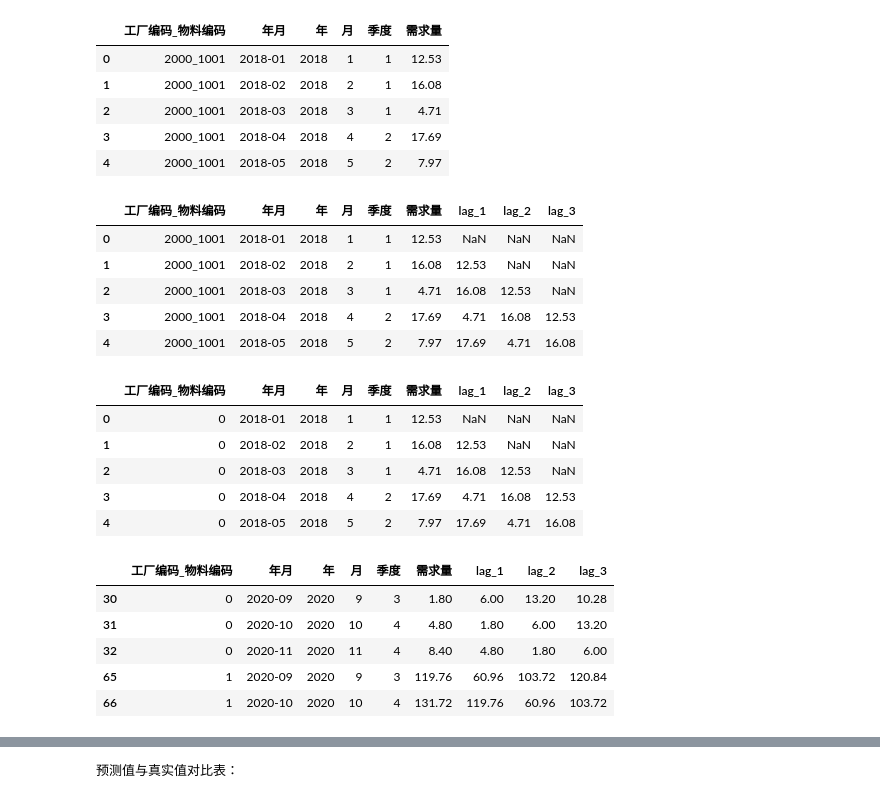
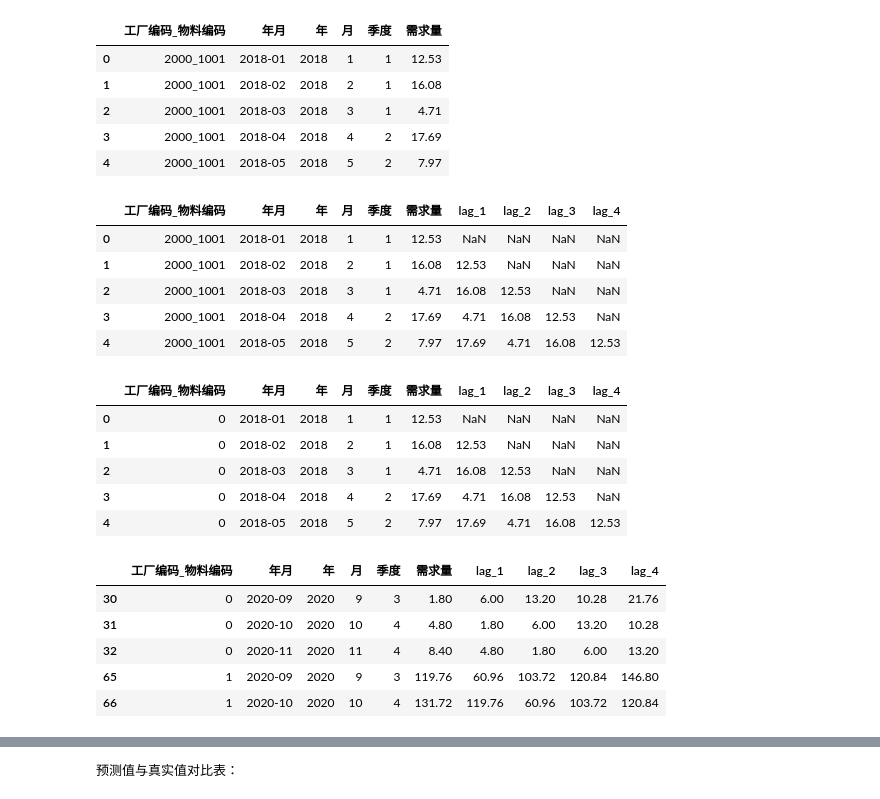
Before and after one commit to djwxfdt/mse-material-predict, a Jupyter notebook: lightbgm.ipynb, the cells around one changed output, grey strips where cells are left out. Saved outputs shown, nothing was run; the diff lists cells and outputs as text; code cells hidden in the pictures.

```diff
--- a/lightbgm.ipynb
+++ b/lightbgm.ipynb
@@ -63,28 +63,28 @@ df_final.head()
 | 4 | 2000_1001 | 2018-05 | 2018 | 5 | 2 | 7.97 |
 # %%
 # 滞后特征（过去3个月需求量）
-for lag in [1, 2, 3]:
+for lag in [1, 2, 3, 4]:
     df_final[f'lag_{lag}'] = df_final.groupby(['工厂编码_物料编码'])['需求量'].shift(lag)
 df_final.head()
 # %% [output]
-|  | 工厂编码_物料编码 | 年月 | 年 | 月 | 季度 | 需求量 | lag_1 | lag_2 | lag_3 |
-| 0 | 2000_1001 | 2018-01 | 2018 | 1 | 1 | 12.53 | NaN | NaN | NaN |
-| 1 | 2000_1001 | 2018-02 | 2018 | 2 | 1 | 16.08 | 12.53 | NaN | NaN |
-| 2 | 2000_1001 | 2018-03 | 2018 | 3 | 1 | 4.71 | 16.08 | 12.53 | NaN |
-| 3 | 2000_1001 | 2018-04 | 2018 | 4 | 2 | 17.69 | 4.71 | 16.08 | 12.53 |
-| 4 | 2000_1001 | 2018-05 | 2018 | 5 | 2 | 7.97 | 17.69 | 4.71 | 16.08 |
+|  | 工厂编码_物料编码 | 年月 | 年 | 月 | 季度 | 需求量 | lag_1 | lag_2 | lag_3 | lag_4 |
+| 0 | 2000_1001 | 2018-01 | 2018 | 1 | 1 | 12.53 | NaN | NaN | NaN | NaN |
+| 1 | 2000_1001 | 2018-02 | 2018 | 2 | 1 | 16.08 | 12.53 | NaN | NaN | NaN |
+| 2 | 2000_1001 | 2018-03 | 2018 | 3 | 1 | 4.71 | 16.08 | 12.53 | NaN | NaN |
+| 3 | 2000_1001 | 2018-04 | 2018 | 4 | 2 | 17.69 | 4.71 | 16.08 | 12.53 | NaN |
+| 4 | 2000_1001 | 2018-05 | 2018 | 5 | 2 | 7.97 | 17.69 | 4.71 | 16.08 | 12.53 |
 # %%
 from sklearn.preprocessing import LabelEncoder
 le = LabelEncoder()
 df_final['工厂编码_物料编码'] = le.fit_transform(df_final['工厂编码_物料编码'])
 df_final.head()
 # %% [output]
-|  | 工厂编码_物料编码 | 年月 | 年 | 月 | 季度 | 需求量 | lag_1 | lag_2 | lag_3 |
-| 0 | 0 | 2018-01 | 2018 | 1 | 1 | 12.53 | NaN | NaN | NaN |
-| 1 | 0 | 2018-02 | 2018 | 2 | 1 | 16.08 | 12.53 | NaN | NaN |
-| 2 | 0 | 2018-03 | 2018 | 3 | 1 | 4.71 | 16.08 | 12.53 | NaN |
-| 3 | 0 | 2018-04 | 2018 | 4 | 2 | 17.69 | 4.71 | 16.08 | 12.53 |
-| 4 | 0 | 2018-05 | 2018 | 5 | 2 | 7.97 | 17.69 | 4.71 | 16.08 |
+|  | 工厂编码_物料编码 | 年月 | 年 | 月 | 季度 | 需求量 | lag_1 | lag_2 | lag_3 | lag_4 |
+| 0 | 0 | 2018-01 | 2018 | 1 | 1 | 12.53 | NaN | NaN | NaN | NaN |
+| 1 | 0 | 2018-02 | 2018 | 2 | 1 | 16.08 | 12.53 | NaN | NaN | NaN |
+| 2 | 0 | 2018-03 | 2018 | 3 | 1 | 4.71 | 16.08 | 12.53 | NaN | NaN |
+| 3 | 0 | 2018-04 | 2018 | 4 | 2 | 17.69 | 4.71 | 16.08 | 12.53 | NaN |
+| 4 | 0 | 2018-05 | 2018 | 5 | 2 | 7.97 | 17.69 | 4.71 | 16.08 | 12.53 |
 # %%
 
 
@@ -93,12 +93,12 @@ df_train = df_final[df_final['年月'] < '2020-09']
 df_test = df_final[df_final['年月'] >= '2020-09']
 df_test.head()
 # %% [output]
-|  | 工厂编码_物料编码 | 年月 | 年 | 月 | 季度 | 需求量 | lag_1 | lag_2 | lag_3 |
-| 30 | 0 | 2020-09 | 2020 | 9 | 3 | 1.80 | 6.00 | 13.20 | 10.28 |
-| 31 | 0 | 2020-10 | 2020 | 10 | 4 | 4.80 | 1.80 | 6.00 | 13.20 |
-| 32 | 0 | 2020-11 | 2020 | 11 | 4 | 8.40 | 4.80 | 1.80 | 6.00 |
-| 65 | 1 | 2020-09 | 2020 | 9 | 3 | 119.76 | 60.96 | 103.72 | 120.84 |
-| 66 | 1 | 2020-10 | 2020 | 10 | 4 | 131.72 | 119.76 | 60.96 | 103.72 |
+|  | 工厂编码_物料编码 | 年月 | 年 | 月 | 季度 | 需求量 | lag_1 | lag_2 | lag_3 | lag_4 |
+| 30 | 0 | 2020-09 | 2020 | 9 | 3 | 1.80 | 6.00 | 13.20 | 10.28 | 21.76 |
+| 31 | 0 | 2020-10 | 2020 | 10 | 4 | 4.80 | 1.80 | 6.00 | 13.20 | 10.28 |
+| 32 | 0 | 2020-11 | 2020 | 11 | 4 | 8.40 | 4.80 | 1.80 | 6.00 | 13.20 |
+| 65 | 1 | 2020-09 | 2020 | 9 | 3 | 119.76 | 60.96 | 103.72 | 120.84 | 146.80 |
+| 66 | 1 | 2020-10 | 2020 | 10 | 4 | 131.72 | 119.76 | 60.96 | 103.72 | 120.84 |
 # %%
 #  训练模型
 features = ['年', '月', '季度', 'lag_1', 'lag_2', 'lag_3', '工厂编码_物料编码']
```
Also changed, not shown: parts of 2 cells of this notebook, 3 other files.
